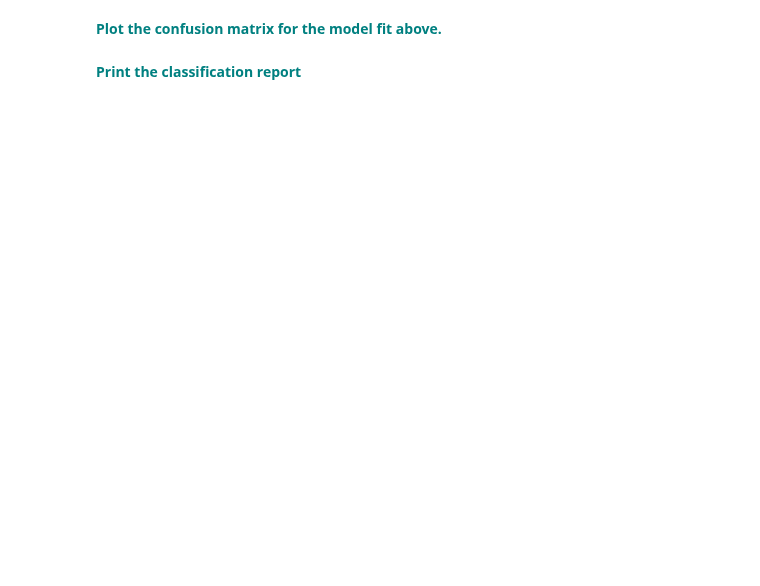
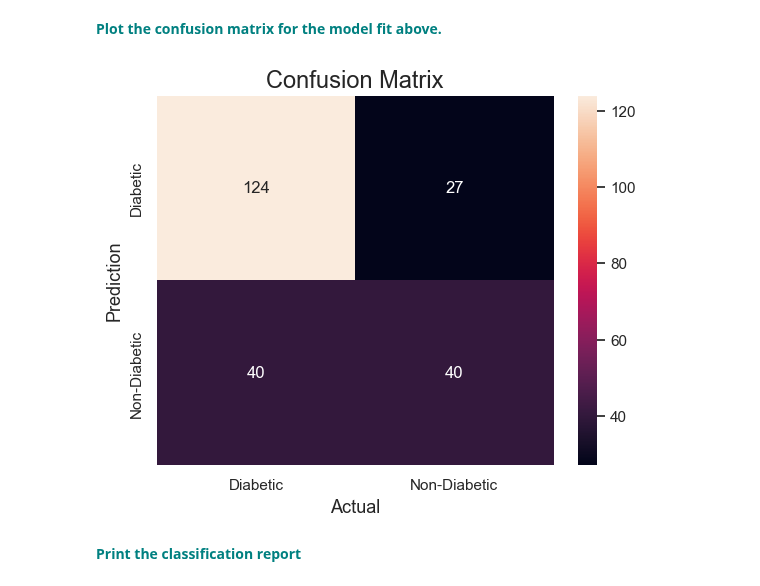
Before and after one commit to vanslykeaudio/SpringBoardDataScience, a Jupyter notebook: GridSearchKNN_Case_Study/GridSearchKNN_Case_Study.ipynb, the cells around one changed output. Saved outputs shown, nothing was run; the diff lists cells and outputs as text; code cells hidden in the pictures; blank space fills up the shorter version.

```diff
--- a/GridSearchKNN_Case_Study/GridSearchKNN_Case_Study.ipynb
+++ b/GridSearchKNN_Case_Study/GridSearchKNN_Case_Study.ipynb
@@ -231,5 +236,17 @@ y_pred = knn.predict(X_test)
 pl = confusion_matrix(y_test,y_pred)
 # %% [markdown]
 **<font color='teal'> Plot the confusion matrix for the model fit above. </font>**
+# %%
+sns.heatmap(pl,
+            annot=True,
+            fmt='g',
+            xticklabels=['Diabetic','Non-Diabetic'],
+            yticklabels=['Diabetic','Non-Diabetic'])
+plt.ylabel('Prediction',fontsize=13)
+plt.xlabel('Actual',fontsize=13)
+plt.title('Confusion Matrix',fontsize=17)
+plt.show()
+# %% [output]
+[figure, added]
 # %% [markdown]
 **<font color='teal'> Print the classification report </font>**
```
Also changed, not shown: parts of 15 cells of this notebook.
